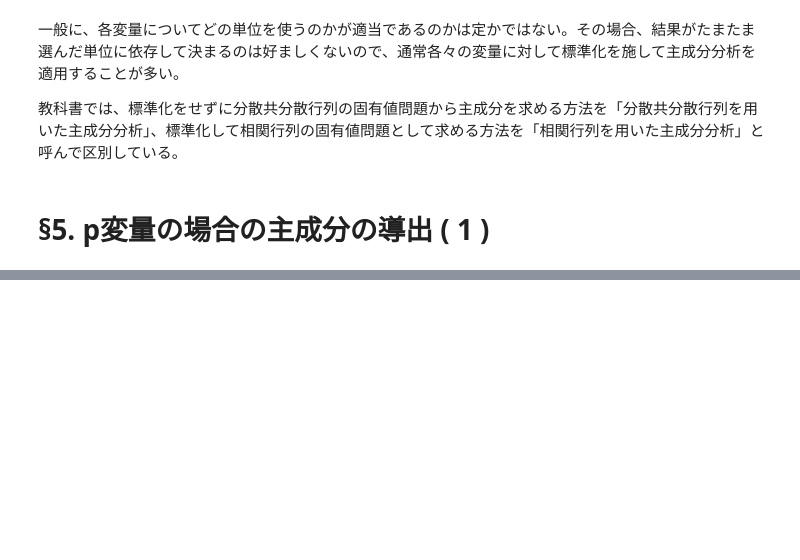
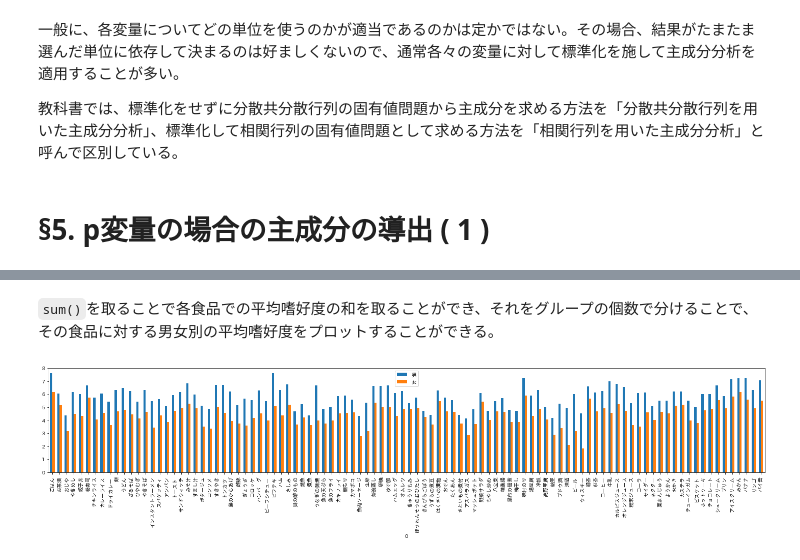
Before and after one commit to kabupen/stamp, a Jupyter notebook: books/mva/jupyter/section2_pca.ipynb, the cells around one changed output, grey strips where cells are left out. Saved outputs shown, nothing was run; the diff lists cells and outputs as text; code cells hidden in the pictures; blank space fills up the shorter version.

```diff
--- a/books/mva/jupyter/section2_pca.ipynb
+++ b/books/mva/jupyter/section2_pca.ipynb
@@ -283,0 +458,17 @@ TypeError: no numeric data to plot
+# %% [markdown]
+`sum()`を取ることで各食品での平均嗜好度の和を取ることができ、それをグループの個数で分けることで、その食品に対する男女別の平均嗜好度をプロットすることができる。
+# %%
+fig, axes = plt.subplots(figsize=(20,5))
+
+df_men_women = pd.DataFrame({
+    "男" : df.iloc[:,0:5].T.sum()/5,
+    "女" : df.iloc[:,6:10].T.sum()/5
+}
+)
+
+df_men_women.plot.bar(ax=axes, width=0.6)
+
+plt.tight_layout()
+plt.show()
+# %% [output]
+[figure, added]
```
Also changed, not shown: parts of 24 cells of this notebook, 52 other files.
